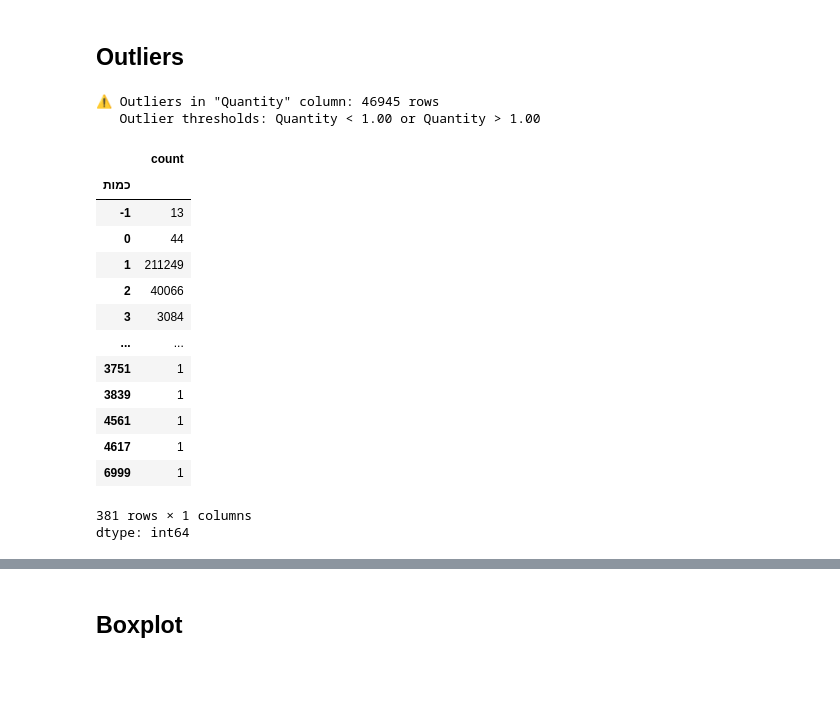
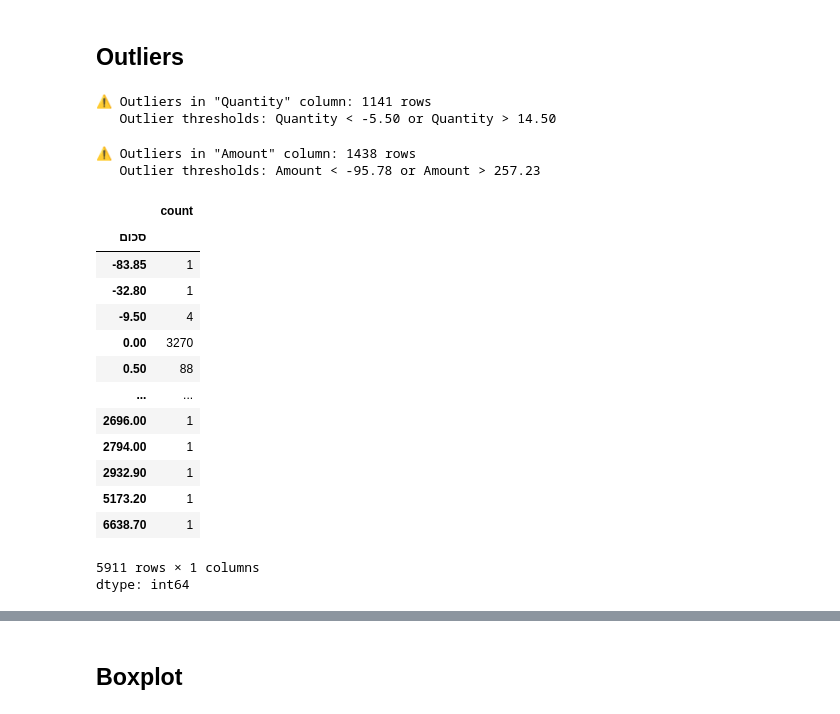
Before and after one commit to orifelszer/PapaJohns_Data_Science_Project, a Jupyter notebook: Data_cleaning.ipynb, the cells around one changed output, grey strips where cells are left out. Drawn from its saved outputs; the diff is of its cells as text; code cells hidden in the pictures; blank space fills up the shorter version.

```diff
--- a/Data_cleaning.ipynb
+++ b/Data_cleaning.ipynb
@@ -157,0 +180,6 @@ missing_summary
+# %%
+def count_matches(text, keywords):
+    if pd.isnull(text):
+        return 0
+    items = text.split(', ')
+    return sum(any(k in item for k in keywords) for item in items)
@@ -157,0 +188,5 @@ missing_summary
+# %%
+df_all_years['מספר פיצות'] = df_all_years['תאור פריט'].apply(lambda x: count_matches(x, pizza_keywords))
+df_all_years['מספר תוספות'] = df_all_years['תאור פריט'].apply(lambda x: count_matches(x, topping_keywords))
+df_all_years['מספר שתייה'] = df_all_years['תאור פריט'].apply(lambda x: count_matches(x, drink_keywords))
+df_all_years['מספר פריטים אחרים'] = df_all_years['תאור פריט'].apply(lambda x: count_matches(x, other_keywords))
@@ -157,0 +275,8 @@ missing_summary
+# %%
+df_all_years['מספר פיצות'] = df_all_years['תאור פריט'].apply(lambda x: count_matches(x, pizza_keywords))
+df_all_years['מספר תוספות'] = df_all_years['תאור פריט'].apply(lambda x: count_matches(x, topping_keywords))
+df_all_years['מספר שתייה'] = df_all_years['תאור פריט'].apply(lambda x: count_matches(x, drink_keywords))
+df_all_years['מספר פריטים אחרים'] = df_all_years['תאור פריט'].apply(lambda x: count_matches(x, other_keywords))
+# %%
+df_all_years['סה"כ מסווגים'] = df_all_years[['מספר פיצות', 'מספר תוספות', 'מספר שתייה', 'מספר פריטים אחרים']].sum(axis=1)
+df_all_years['פער במספור'] = df_all_years['מספר פריטים'] - df_all_years['סה"כ מסווגים']
@@ -172,27 +324,35 @@ def detect_outliers_iqr(series):
     return outliers, lower, upper
 # %%
 # Quantity
-outliers_qty, lower_qty, upper_qty = detect_outliers_iqr(df['כמות'])
+outliers_qty, lower_qty, upper_qty = detect_outliers_iqr(df_all_years['כמות'])
 print(f'⚠️ Outliers in "Quantity" column: {len(outliers_qty)} rows')
 print(f'   Outlier thresholds: Quantity < {lower_qty:.2f} or Quantity > {upper_qty:.2f}\n')
 # %% [output]
-⚠️ Outliers in "Quantity" column: 46945 rows
-   Outlier thresholds: Quantity < 1.00 or Quantity > 1.00
+⚠️ Outliers in "Quantity" column: 1141 rows
+   Outlier thresholds: Quantity < -5.50 or Quantity > 14.50
+# %%
+# Amount
+outliers_sum, lower_sum, upper_sum = detect_outliers_iqr(df_all_years['סכום'].dropna())
+print(f'⚠️ Outliers in "Amount" column: {len(outliers_sum)} rows')
+print(f'   Outlier thresholds: Amount < {lower_sum:.2f} or Amount > {upper_sum:.2f}')
+# %% [output]
+⚠️ Outliers in "Amount" column: 1438 rows
+   Outlier thresholds: Amount < -95.78 or Amount > 257.23
 # %%
-df['כמות'].value_counts().sort_index()
+df_all_years['סכום'].value_counts().sort_index()
 # %% [output]
 |  | count |
-| כמות |  |
-| -1 | 13 |
-| 0 | 44 |
-| 1 | 211249 |
-| 2 | 40066 |
-| 3 | 3084 |
+| סכום |  |
+| -83.85 | 1 |
+| -32.80 | 1 |
+| -9.50 | 4 |
+| 0.00 | 3270 |
+| 0.50 | 88 |
 | ... | ... |
-| 3751 | 1 |
-| 3839 | 1 |
-| 4561 | 1 |
-| 4617 | 1 |
-| 6999 | 1 |
+| 2696.00 | 1 |
+| 2794.00 | 1 |
+| 2932.90 | 1 |
+| 5173.20 | 1 |
+| 6638.70 | 1 |
-381 rows × 1 columns
+5911 rows × 1 columns
 dtype: int64
```
Also changed, not shown: parts of 31 cells of this notebook.
